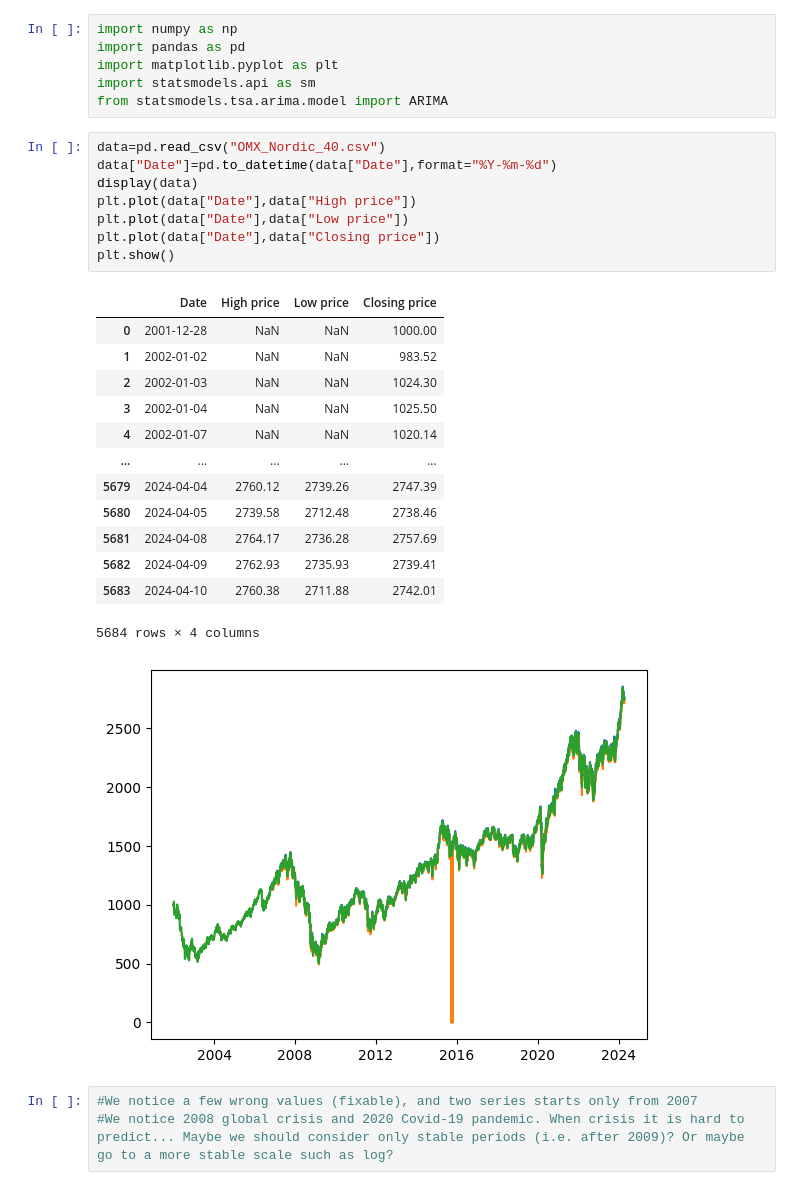
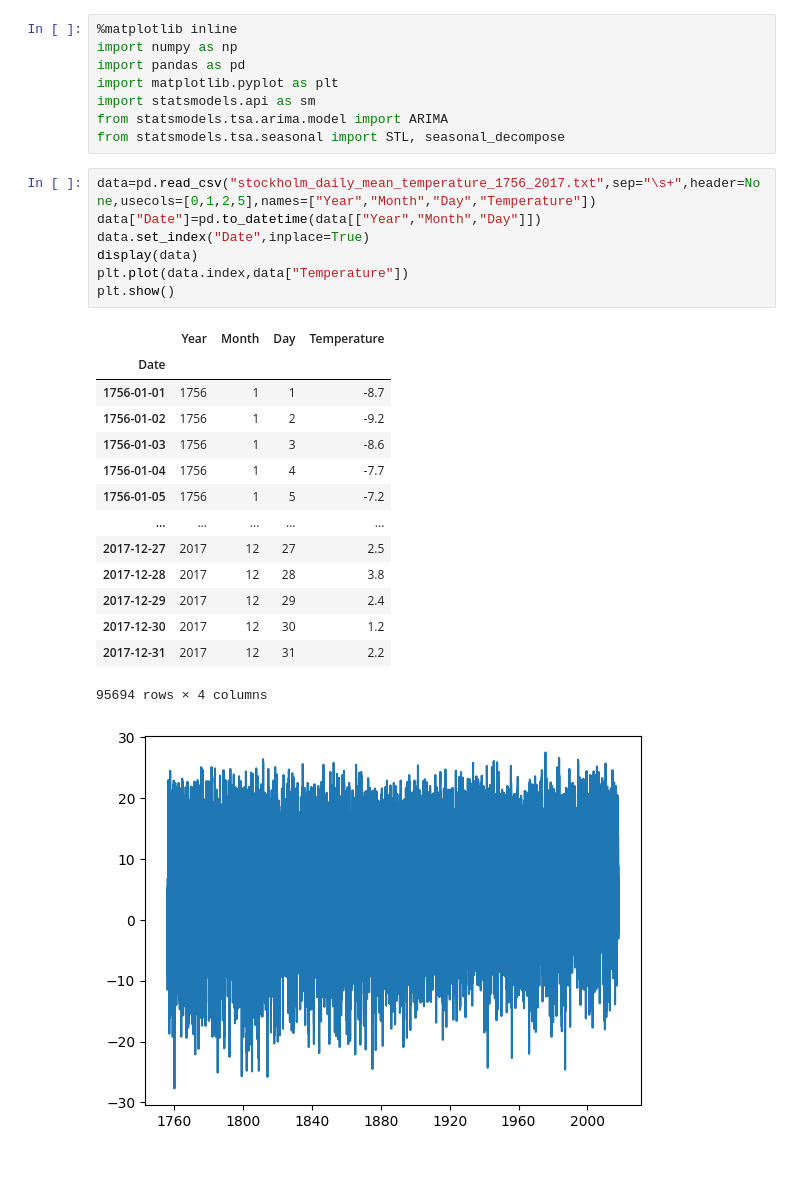
Before and after one commit to XindiLiu/TS_Project, a Jupyter notebook: partA.ipynb, the cells around one changed output. Drawn from its saved outputs; the diff is of its cells as text.

```diff
--- a/partA.ipynb
+++ b/partA.ipynb
@@ -1,35 +1,34 @@
 # %%
+%matplotlib inline
 import numpy as np
 import pandas as pd
 import matplotlib.pyplot as plt
 import statsmodels.api as sm
 from statsmodels.tsa.arima.model import ARIMA
+from statsmodels.tsa.seasonal import STL, seasonal_decompose
-# %%
-data=pd.read_csv("OMX_Nordic_40.csv")
-data["Date"]=pd.to_datetime(data["Date"],format="%Y-%m-%d")
-display(data)
-plt.plot(data["Date"],data["High price"])
-plt.plot(data["Date"],data["Low price"])
-plt.plot(data["Date"],data["Closing price"])
-plt.show()
-# %% [output]
-|  | Date | High price | Low price | Closing price |
-| 0 | 2001-12-28 | NaN | NaN | 1000.00 |
-| 1 | 2002-01-02 | NaN | NaN | 983.52 |
-| 2 | 2002-01-03 | NaN | NaN | 1024.30 |
-| 3 | 2002-01-04 | NaN | NaN | 1025.50 |
-| 4 | 2002-01-07 | NaN | NaN | 1020.14 |
-| ... | ... | ... | ... | ... |
-| 5679 | 2024-04-04 | 2760.12 | 2739.26 | 2747.39 |
-| 5680 | 2024-04-05 | 2739.58 | 2712.48 | 2738.46 |
-| 5681 | 2024-04-08 | 2764.17 | 2736.28 | 2757.69 |
-| 5682 | 2024-04-09 | 2762.93 | 2735.93 | 2739.41 |
-| 5683 | 2024-04-10 | 2760.38 | 2711.88 | 2742.01 |
-5684 rows × 4 columns
-[figure, removed]
-# %%
-#We notice a few wrong values (fixable), and two series starts only from 2007
-#We notice 2008 global crisis and 2020 Covid-19 pandemic. When crisis it is hard to predict... Maybe we should consider only stable periods (i.e. after 2009)? Or maybe go to a more stable scale such as log?
+# %%
+data=pd.read_csv("stockholm_daily_mean_temperature_1756_2017.txt",sep="\s+",header=None,usecols=[0,1,2,5],names=["Year","Month","Day","Temperature"])
+data["Date"]=pd.to_datetime(data[["Year","Month","Day"]])
+data.set_index("Date",inplace=True)
+display(data)
+plt.plot(data.index,data["Temperature"])
+plt.show()
+# %% [output]
+|  | Year | Month | Day | Temperature |
+| Date |  |  |  |  |
+| 1756-01-01 | 1756 | 1 | 1 | -8.7 |
+| 1756-01-02 | 1756 | 1 | 2 | -9.2 |
+| 1756-01-03 | 1756 | 1 | 3 | -8.6 |
+| 1756-01-04 | 1756 | 1 | 4 | -7.7 |
+| 1756-01-05 | 1756 | 1 | 5 | -7.2 |
+| ... | ... | ... | ... | ... |
+| 2017-12-27 | 2017 | 12 | 27 | 2.5 |
+| 2017-12-28 | 2017 | 12 | 28 | 3.8 |
+| 2017-12-29 | 2017 | 12 | 29 | 2.4 |
+| 2017-12-30 | 2017 | 12 | 30 | 1.2 |
+| 2017-12-31 | 2017 | 12 | 31 | 2.2 |
+95694 rows × 4 columns
+[figure, added]
 # %%
 #Zooming in looking for periodicty
 first_samples=data.head(2000)
```
Also changed, not shown: parts of 4 cells of this notebook.
